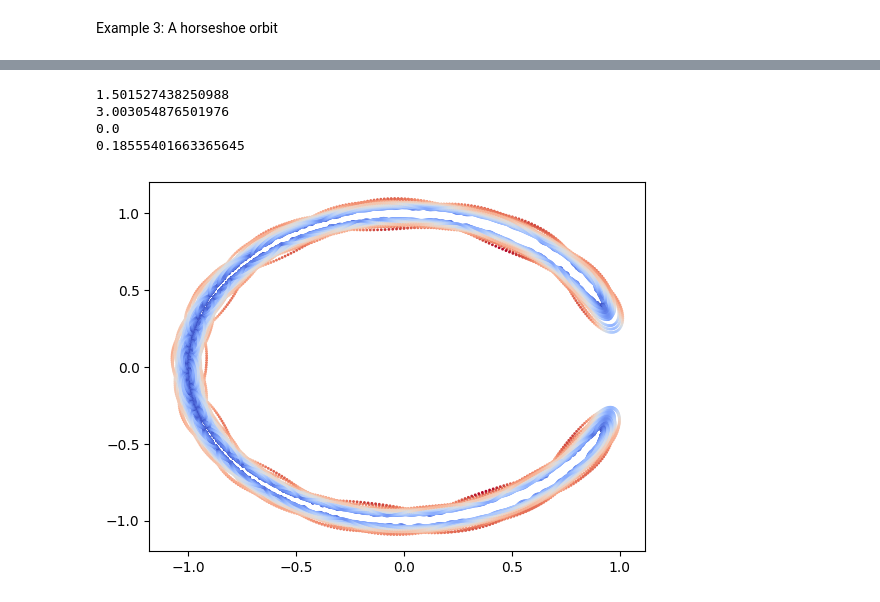
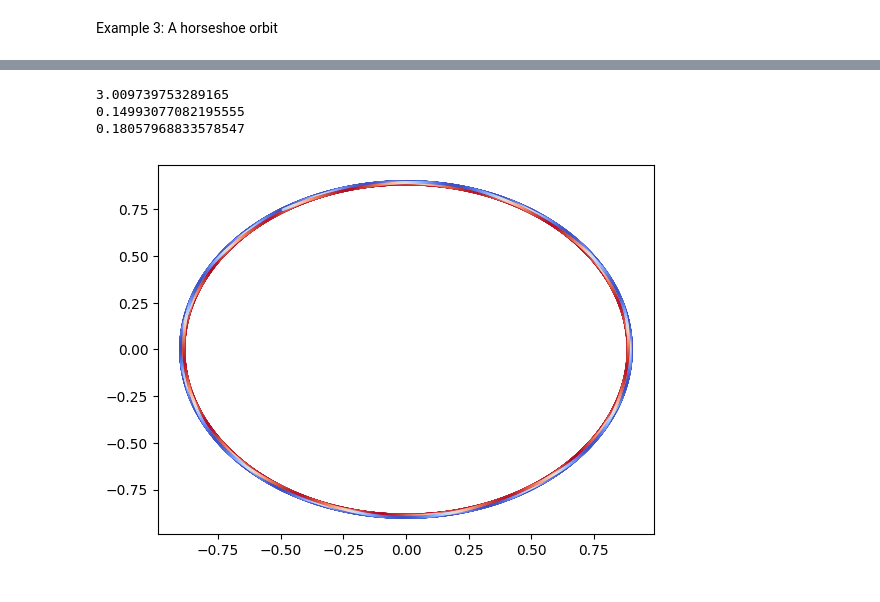
Before and after one commit to MickeyOSK139/MyPersonalWorks, a Jupyter notebook: ComputationalProj.ipynb, the cells around one changed output, grey strips where cells are left out. Cells and saved outputs as stored; diff of their text form; code cells hidden in the pictures.

```diff
--- a/ComputationalProj.ipynb
+++ b/ComputationalProj.ipynb
@@ -81,25 +180,23 @@ Example 3: A horseshoe orbit
 # %%
 Nout = 100000
-t = np.linspace(0, 10000, Nout+1)
+t = np.linspace(0, 3000, Nout+1)
 Omega = 1
-mu = 1e-3
-z0 = [-1.005, 0, 0, 0]
+mu = 1e-6
+z0 = [0.9, 0, 0, 0.15]
 z = odeint(model_3body,z0,t, args=(Omega, mu))
 Nout = len(t)
 x = z[:,0]
 y = z[:,2]
 v = np.sqrt(z[:,1]**2 + z[:,3]**2)
 v1 = v/np.max(v)
 plt.scatter(x, y, s = 1, c = v1, cmap = "coolwarm")
-U = Omega**2/2*(z0[0]**2+z0[2]**2) + 1/((z0[0]+mu)**2+z0[2]**2)**0.5 + mu/((z0[0]-1+mu)**2+z0[2]**2)**0.5
-J_0 = 2*U - z0[1]**2 - z0[3]**2
-print (U)
-print (J_0)
+U = Omega**2/2*(x**2+y**2) + 1/((x+mu)**2+y**2)**0.5 + mu/((x-1+mu)**2+y**2)**0.5
+J = 2*U - v**2
+print (J[0])
 print(np.min(v))
 print(np.max(v))
 # %% [output]
-1.501527438250988
-3.003054876501976
-0.0
-0.18555401663365645
+3.009739753289165
+0.14993077082195555
+0.18057968833578547
-[figure, old version]
+[figure, new version]
```
Also changed, not shown: parts of 8 cells of this notebook.
